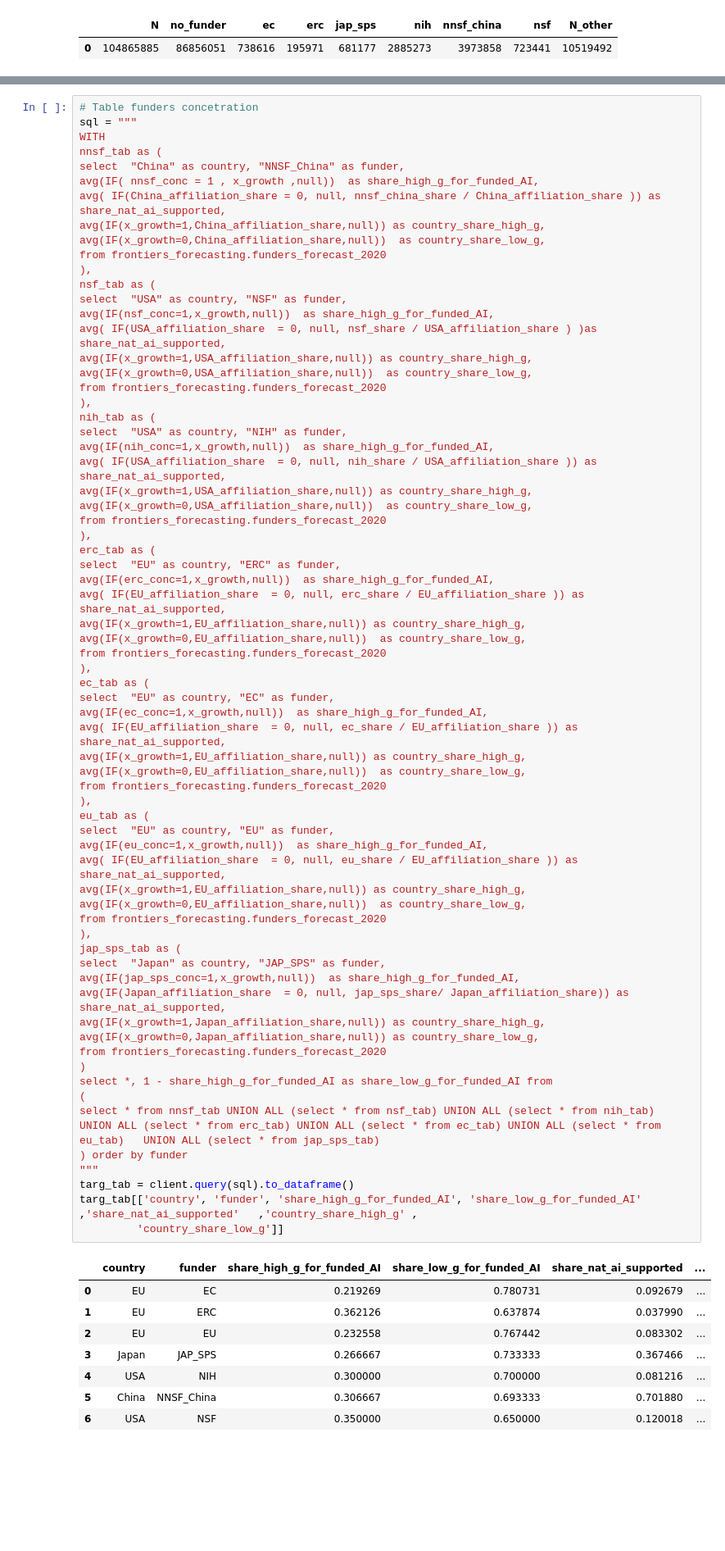
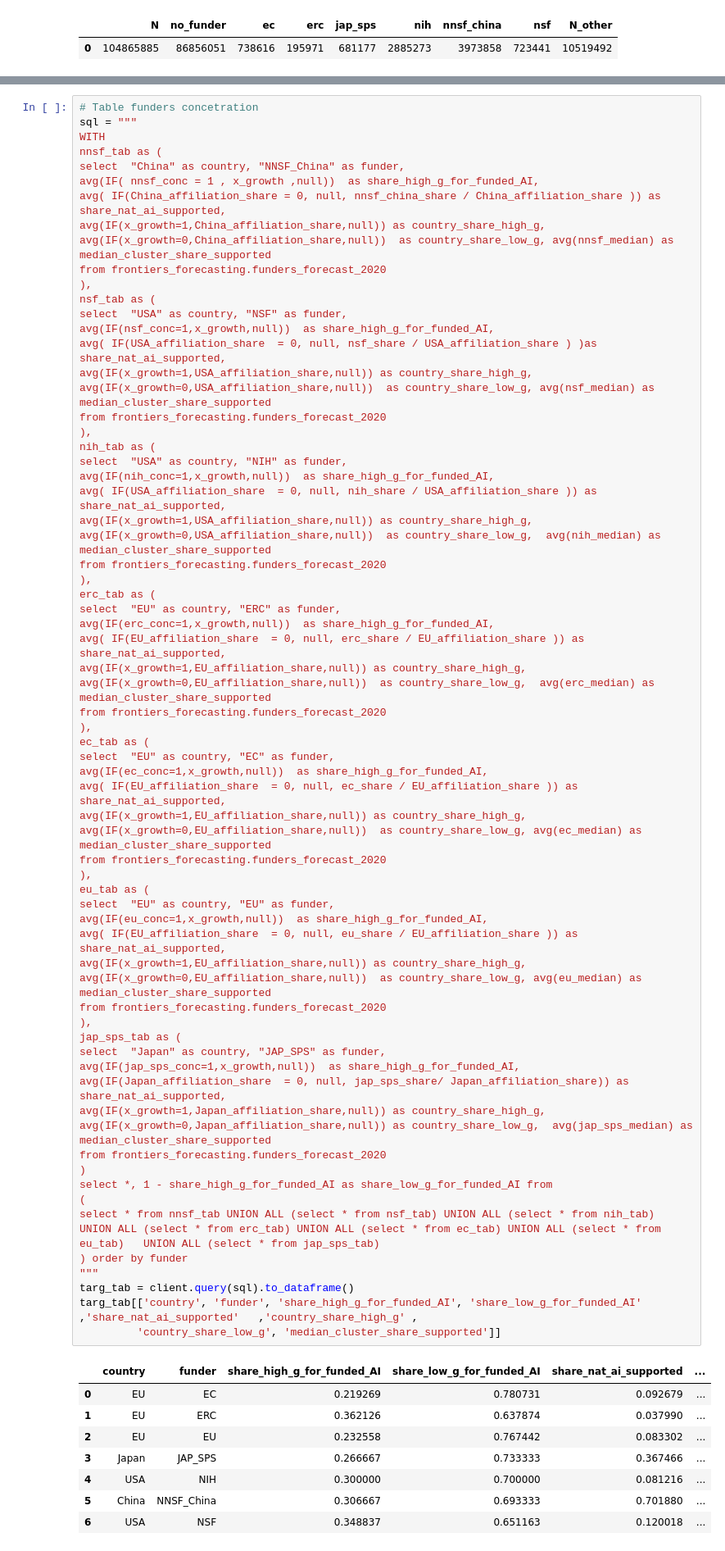
Before and after one commit to georgetown-cset/frontiers_funders_2020, a Jupyter notebook: notebooks/Frontiers_Tables_Methods.ipynb, the cells around one changed output, grey strips where cells are left out. Shown at 82% size. Drawn from its saved outputs; the diff is of its cells as text; blank space fills up the shorter version.

```diff
--- a/notebooks/Frontiers_Tables_Methods.ipynb
+++ b/notebooks/Frontiers_Tables_Methods.ipynb
@@ -708,7 +710,7 @@ select  "China" as country, "NNSF_China" as funder,
 avg(IF( nnsf_conc = 1 , x_growth ,null))  as share_high_g_for_funded_AI,
 avg( IF(China_affiliation_share = 0, null, nnsf_china_share / China_affiliation_share )) as share_nat_ai_supported,
 avg(IF(x_growth=1,China_affiliation_share,null)) as country_share_high_g,
-avg(IF(x_growth=0,China_affiliation_share,null))  as country_share_low_g,
+avg(IF(x_growth=0,China_affiliation_share,null))  as country_share_low_g, avg(nnsf_median) as median_cluster_share_supported
 from frontiers_forecasting.funders_forecast_2020
 ),
 nsf_tab as (
@@ -716,7 +718,7 @@ select  "USA" as country, "NSF" as funder,
 avg(IF(nsf_conc=1,x_growth,null))  as share_high_g_for_funded_AI,
 avg( IF(USA_affiliation_share  = 0, null, nsf_share / USA_affiliation_share ) )as share_nat_ai_supported,
 avg(IF(x_growth=1,USA_affiliation_share,null)) as country_share_high_g,
-avg(IF(x_growth=0,USA_affiliation_share,null))  as country_share_low_g,
+avg(IF(x_growth=0,USA_affiliation_share,null))  as country_share_low_g, avg(nsf_median) as median_cluster_share_supported
 from frontiers_forecasting.funders_forecast_2020
 ),
 nih_tab as (
@@ -724,7 +726,7 @@ select  "USA" as country, "NIH" as funder,
 avg(IF(nih_conc=1,x_growth,null))  as share_high_g_for_funded_AI,
 avg( IF(USA_affiliation_share  = 0, null, nih_share / USA_affiliation_share )) as share_nat_ai_supported,
 avg(IF(x_growth=1,USA_affiliation_share,null)) as country_share_high_g,
-avg(IF(x_growth=0,USA_affiliation_share,null))  as country_share_low_g,
+avg(IF(x_growth=0,USA_affiliation_share,null))  as country_share_low_g,  avg(nih_median) as median_cluster_share_supported
 from frontiers_forecasting.funders_forecast_2020
 ),
 erc_tab as (
@@ -732,7 +734,7 @@ select  "EU" as country, "ERC" as funder,
 avg(IF(erc_conc=1,x_growth,null))  as share_high_g_for_funded_AI,
 avg( IF(EU_affiliation_share  = 0, null, erc_share / EU_affiliation_share )) as share_nat_ai_supported,
 avg(IF(x_growth=1,EU_affiliation_share,null)) as country_share_high_g,
-avg(IF(x_growth=0,EU_affiliation_share,null))  as country_share_low_g,
+avg(IF(x_growth=0,EU_affiliation_share,null))  as country_share_low_g,  avg(erc_median) as median_cluster_share_supported
 from frontiers_forecasting.funders_forecast_2020
 ),
 ec_tab as (
@@ -740,43 +742,43 @@ select  "EU" as country, "EC" as funder,
 avg(IF(ec_conc=1,x_growth,null))  as share_high_g_for_funded_AI,
 avg( IF(EU_affiliation_share  = 0, null, ec_share / EU_affiliation_share )) as share_nat_ai_supported,
 avg(IF(x_growth=1,EU_affiliation_share,null)) as country_share_high_g,
-avg(IF(x_growth=0,EU_affiliation_share,null))  as country_share_low_g,
+avg(IF(x_growth=0,EU_affiliation_share,null))  as country_share_low_g, avg(ec_median) as median_cluster_share_supported
 from frontiers_forecasting.funders_forecast_2020
 ),
 eu_tab as (
 select  "EU" as country, "EU" as funder,
 avg(IF(eu_conc=1,x_growth,null))  as share_high_g_for_funded_AI,
 avg( IF(EU_affiliation_share  = 0, null, eu_share / EU_affiliation_share )) as share_nat_ai_supported,
 avg(IF(x_growth=1,EU_affiliation_share,null)) as country_share_high_g,
-avg(IF(x_growth=0,EU_affiliation_share,null))  as country_share_low_g,
+avg(IF(x_growth=0,EU_affiliation_share,null))  as country_share_low_g, avg(eu_median) as median_cluster_share_supported
 from frontiers_forecasting.funders_forecast_2020
 ),
 jap_sps_tab as (
 select  "Japan" as country, "JAP_SPS" as funder,
 avg(IF(jap_sps_conc=1,x_growth,null))  as share_high_g_for_funded_AI,
 avg(IF(Japan_affiliation_share  = 0, null, jap_sps_share/ Japan_affiliation_share)) as share_nat_ai_supported,
 avg(IF(x_growth=1,Japan_affiliation_share,null)) as country_share_high_g,
-avg(IF(x_growth=0,Japan_affiliation_share,null)) as country_share_low_g,
+avg(IF(x_growth=0,Japan_affiliation_share,null)) as country_share_low_g,  avg(jap_sps_median) as median_cluster_share_supported
 from frontiers_forecasting.funders_forecast_2020
 )
 select *, 1 - share_high_g_for_funded_AI as share_low_g_for_funded_AI from
 (
 select * from nnsf_tab UNION ALL (select * from nsf_tab) UNION ALL (select * from nih_tab)
 UNION ALL (select * from erc_tab) UNION ALL (select * from ec_tab) UNION ALL (select * from eu_tab)   UNION ALL (select * from jap_sps_tab)
 ) order by funder
 """
 targ_tab = client.query(sql).to_dataframe()
 targ_tab[['country', 'funder', 'share_high_g_for_funded_AI', 'share_low_g_for_funded_AI'	,'share_nat_ai_supported'	,'country_share_high_g'	,
-         'country_share_low_g']]
+         'country_share_low_g', 'median_cluster_share_supported']]
 # %% [output]
 |  | country | funder | share_high_g_for_funded_AI | share_low_g_for_funded_AI | share_nat_ai_supported | ... |
 | 0 | EU | EC | 0.219269 | 0.780731 | 0.092679 | ... |
 | 1 | EU | ERC | 0.362126 | 0.637874 | 0.037990 | ... |
 | 2 | EU | EU | 0.232558 | 0.767442 | 0.083302 | ... |
 | 3 | Japan | JAP_SPS | 0.266667 | 0.733333 | 0.367466 | ... |
 | 4 | USA | NIH | 0.300000 | 0.700000 | 0.081216 | ... |
 | 5 | China | NNSF_China | 0.306667 | 0.693333 | 0.701880 | ... |
-| 6 | USA | NSF | 0.350000 | 0.650000 | 0.120018 | ... |
+| 6 | USA | NSF | 0.348837 | 0.651163 | 0.120018 | ... |
 # %%
 sql = """
 select sum(ROUND( EU_affiliation_share * NP)) as eu,    sum(ROUND( USA_affiliation_share * NP)) as us,
```
Also changed, not shown: parts of 1 cell of this notebook.
